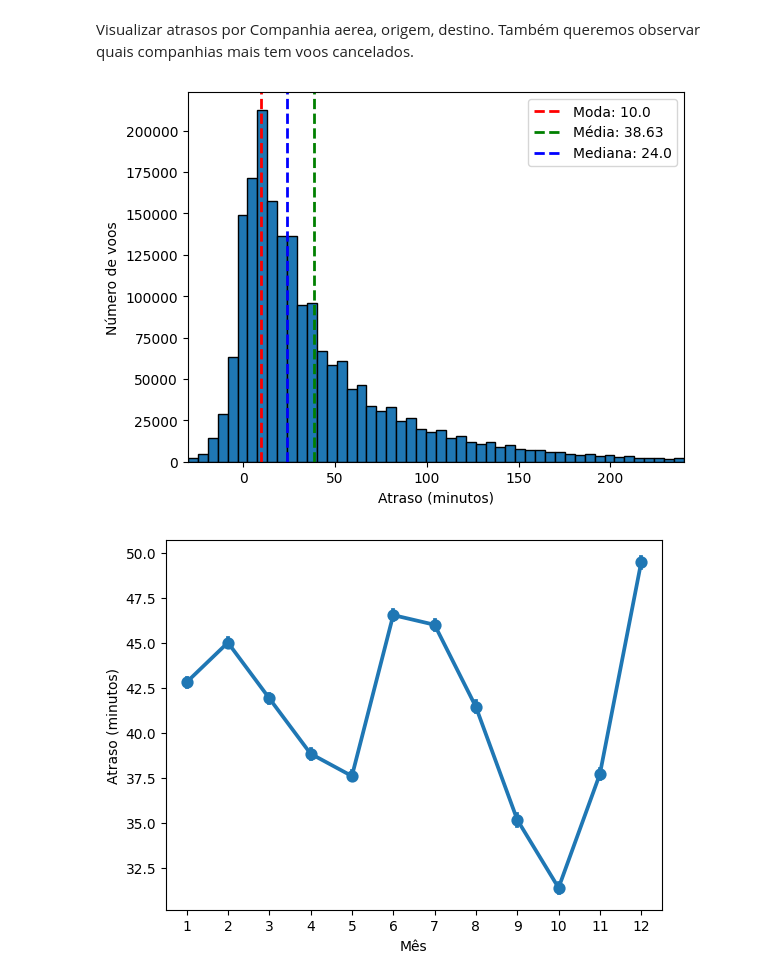
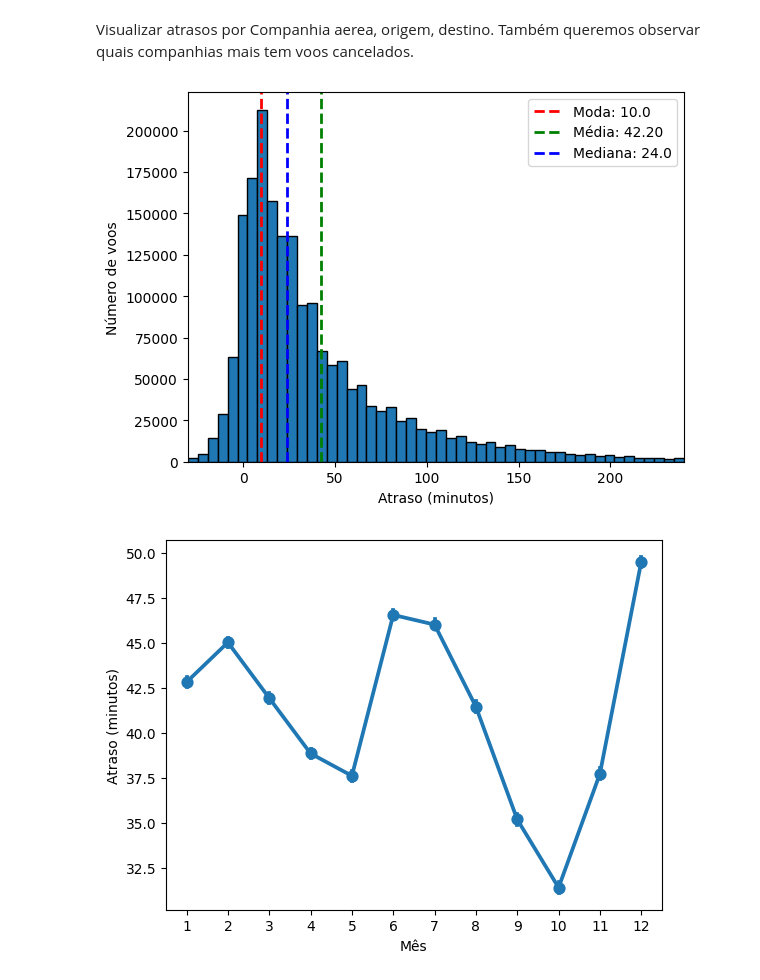
Before and after one commit to ThiagoRochedo/Projeto_Mod05_Ada_VemSerTech, a Jupyter notebook: Projeto.ipynb, the cells around one changed output. Cells and saved outputs as stored; diff of their text form; code cells hidden in the pictures.

```diff
--- a/Projeto.ipynb
+++ b/Projeto.ipynb
@@ -240,34 +240,32 @@ Também queremos observar quais companhias mais tem voos cancelados.
 # %%
 df_atrasos = df[['ArrDelay','DepDelay', 'DayOfWeek', 'Month', 'UniqueCarrier', 'Origin', 'Dest', 'CarrierDelay', 'Cancelled']]
 
-# Defina os limites de filtro
+# Moda, média e mediana
+moda = df_atrasos["ArrDelay"].mode()[0]
+media = df_atrasos["ArrDelay"].mean()
+mediana = df_atrasos["ArrDelay"].median()
+
+# Maximo e minimo exibidos
 limite_inferior = -30
 limite_superior = 240
 
 # Filtrar os dados dentro dos limites desejados
 dados_filtrados = df_atrasos[(df_atrasos['ArrDelay'] >= limite_inferior) & (df_atrasos['ArrDelay'] <= limite_superior)]
 
-# Crie o histograma com os valores ajustados
+# Histograma de atrasos
 plt.hist(dados_filtrados["ArrDelay"], bins=50, edgecolor='black')
 plt.xlabel("Atraso (minutos)")
 plt.ylabel("Número de voos")
-
-# Adicione a moda, média e mediana ao gráfico
-moda = dados_filtrados["ArrDelay"].mode()[0]
-media = dados_filtrados["ArrDelay"].mean()
-mediana = dados_filtrados["ArrDelay"].median()
 
 plt.axvline(moda, color='red', linestyle='dashed', linewidth=2, label=f'Moda: {moda}')
 plt.axvline(media, color='green', linestyle='dashed', linewidth=2, label=f'Média: {media:.2f}')
 plt.axvline(mediana, color='blue', linestyle='dashed', linewidth=2, label=f'Mediana: {mediana}')
 
-# Ajuste os valores mínimo e máximo no eixo x
+# Valores mínimo e máximo no eixo x
 plt.xlim(limite_inferior, limite_superior)
 
-# Adicione uma legenda
 plt.legend()
 
-# Exiba o gráfico
 plt.show()
 
 # Grafico de atraso por mês
@@ -293,36 +291,36 @@ df_atrasos_cia_media = df_atrasos_cia_media.sort_values(ascending=True)
 
 # Criação do gráfico de barras
 sns.barplot(x=df_atrasos_cia_media.index, y=df_atrasos_cia_media)
 
 # Adição de rótulos aos eixos
 plt.xlabel('Companhia Aérea')
 plt.ylabel('Atraso Médio por Voo (minutos)')
 
 # Exibição do gráfico
 plt.show()
 
 total_origin_delay = df_atrasos.groupby('Origin')['DepDelay'].sum().sort_values(ascending=False)
 
 # Total de atrasos por Destino (Dest)
 total_dest_delay = df_atrasos.groupby('Dest')['ArrDelay'].sum().sort_values(ascending=False)
 
-# Criar gráfico para Origem (Total de atrasos por Origem)
+# Gráfico para Origem (Total de atrasos por Origem)
 plt.figure(figsize=(12, 6))
 total_origin_delay.head(10).plot(kind='bar', color='skyblue')
 plt.title('Top 10 Origens com mais atrasos (Total de Atrasos por Origem)')
 plt.xlabel('Origem')
 plt.ylabel('Total de Atrasos')
 plt.show()
 
-# Criar gráfico para Destino (Total de atrasos por Destino)
+# Gráfico para Destino (Total de atrasos por Destino)
 plt.figure(figsize=(12, 6))
 total_dest_delay.head(10).plot(kind='bar', color='salmon')
 plt.title('Top 10 Destinos com mais atrasos (Total de Atrasos por Destino)')
 plt.xlabel('Destino')
 plt.ylabel('Total de Atrasos')
 plt.show()
 # %% [output]
-[figure, old version]
+[figure, new version]
 [figure]
 [figure]
 [figure]
```
